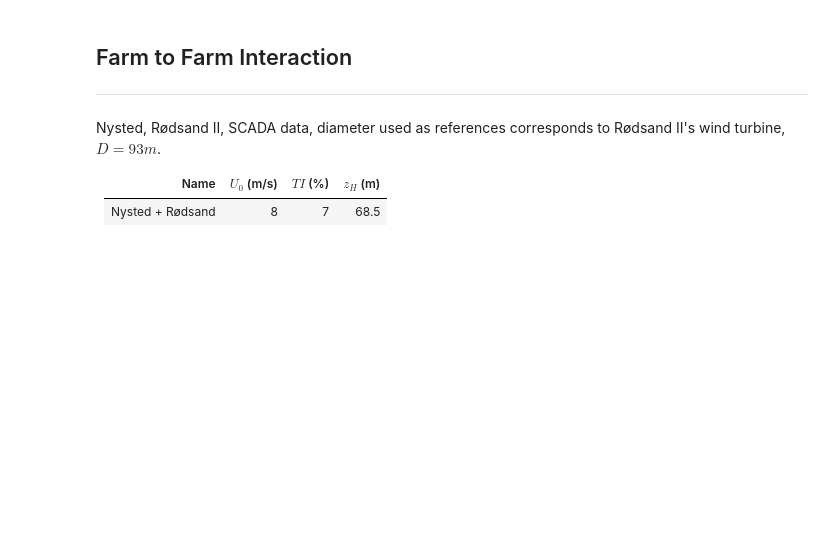
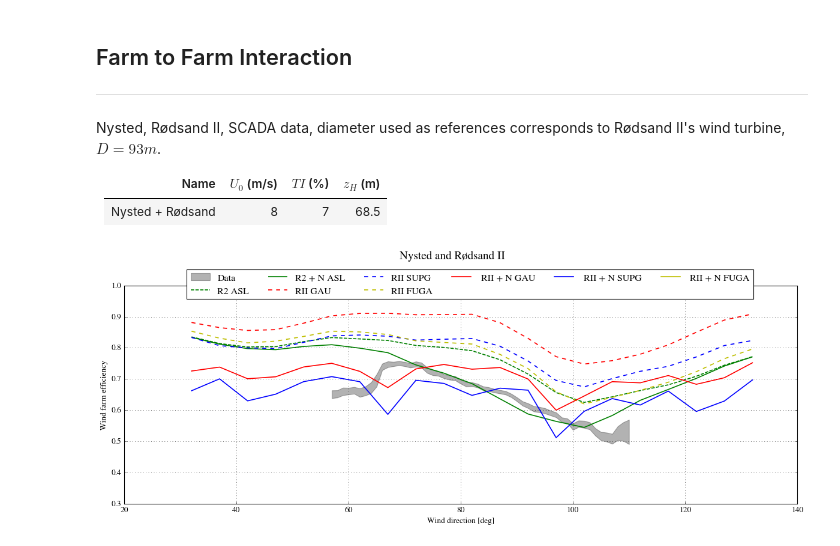
Before and after one commit to geoxiadis/smth, a Jupyter notebook: docs/notebooks/Benchmark_WindFarm_Models.ipynb, the cells around one changed output. Cells and saved outputs as stored; diff of their text form; code cells hidden in the pictures; blank space fills up the shorter version.

Commit message:
fixing bug in benchmark notebook and adding directory to save files in plot functions

```diff
--- a/docs/notebooks/Benchmark_WindFarm_Models.ipynb
+++ b/docs/notebooks/Benchmark_WindFarm_Models.ipynb
@@ -268,4 +261,6 @@ Nysted, Rødsand II, SCADA data, diameter used as references corresponds to  Rø
 # %%
 # Calling the function to make the plots
 
-plotF2FCase(wffm_list, wm_labels, linewidth, cRANS, colors, plotGAonly=False)
+plotF2FCase(wffm_list, wm_labels, linewidth, colors, plotGAonly=False)
+# %% [output]
+[figure, added]
```
Also changed, not shown: parts of 3 cells of this notebook, 3 other files.
